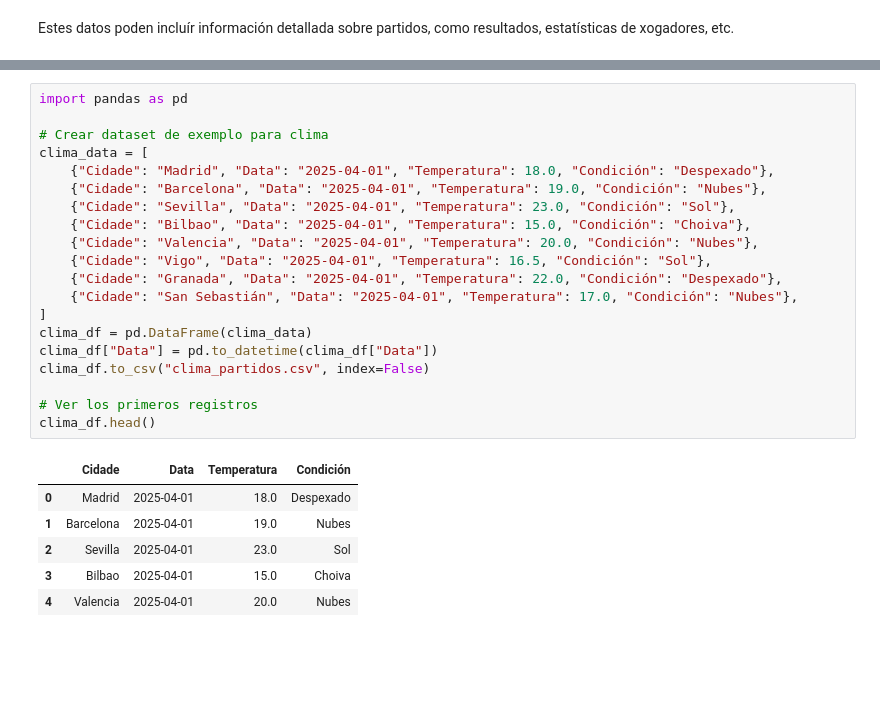
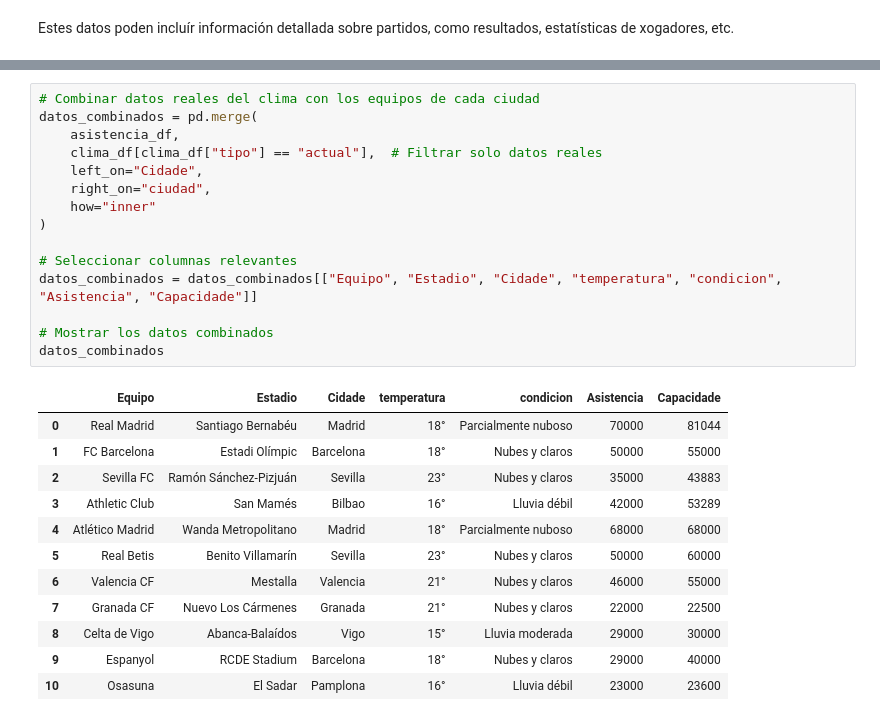
Before and after one commit to ConstantinMadalin/Tareas-y-Ejercicios-de-Clase, a Jupyter notebook: SBD/Clase de Profesor Victor/Proyecto Futbol/Proyecto.ipynb, the cells around one changed output, grey strips where cells are left out. Saved outputs shown, nothing was run; the diff lists cells and outputs as text; blank space fills up the shorter version.

```diff
--- a/SBD/Clase de Profesor Victor/Proyecto Futbol/Proyecto.ipynb
+++ b/SBD/Clase de Profesor Victor/Proyecto Futbol/Proyecto.ipynb
@@ -185,27 +269,28 @@ asistencia_df
-# %%
-import pandas as pd
-
-# Crear dataset de exemplo para clima
-clima_data = [
-    {"Cidade": "Madrid", "Data": "2025-04-01", "Temperatura": 18.0, "Condición": "Despexado"},
-    {"Cidade": "Barcelona", "Data": "2025-04-01", "Temperatura": 19.0, "Condición": "Nubes"},
-    {"Cidade": "Sevilla", "Data": "2025-04-01", "Temperatura": 23.0, "Condición": "Sol"},
-    {"Cidade": "Bilbao", "Data": "2025-04-01", "Temperatura": 15.0, "Condición": "Choiva"},
-    {"Cidade": "Valencia", "Data": "2025-04-01", "Temperatura": 20.0, "Condición": "Nubes"},
-    {"Cidade": "Vigo", "Data": "2025-04-01", "Temperatura": 16.5, "Condición": "Sol"},
-    {"Cidade": "Granada", "Data": "2025-04-01", "Temperatura": 22.0, "Condición": "Despexado"},
-    {"Cidade": "San Sebastián", "Data": "2025-04-01", "Temperatura": 17.0, "Condición": "Nubes"},
-]
-clima_df = pd.DataFrame(clima_data)
-clima_df["Data"] = pd.to_datetime(clima_df["Data"])
-clima_df.to_csv("clima_partidos.csv", index=False)
-
-# Ver los primeros registros
-clima_df.head()
-# %% [output]
-|  | Cidade | Data | Temperatura | Condición |
-| 0 | Madrid | 2025-04-01 | 18.0 | Despexado |
-| 1 | Barcelona | 2025-04-01 | 19.0 | Nubes |
-| 2 | Sevilla | 2025-04-01 | 23.0 | Sol |
-| 3 | Bilbao | 2025-04-01 | 15.0 | Choiva |
-| 4 | Valencia | 2025-04-01 | 20.0 | Nubes |
+# %%
+# Combinar datos reales del clima con los equipos de cada ciudad
+datos_combinados = pd.merge(
+    asistencia_df,
+    clima_df[clima_df["tipo"] == "actual"],  # Filtrar solo datos reales
+    left_on="Cidade",
+    right_on="ciudad",
+    how="inner"
+)
+
+# Seleccionar columnas relevantes
+datos_combinados = datos_combinados[["Equipo", "Estadio", "Cidade", "temperatura", "condicion", "Asistencia", "Capacidade"]]
+
+# Mostrar los datos combinados
+datos_combinados
+# %% [output]
+|  | Equipo | Estadio | Cidade | temperatura | condicion | Asistencia | Capacidade |
+| 0 | Real Madrid | Santiago Bernabéu | Madrid | 18° | Parcialmente nuboso | 70000 | 81044 |
+| 1 | FC Barcelona | Estadi Olímpic | Barcelona | 18° | Nubes y claros | 50000 | 55000 |
+| 2 | Sevilla FC | Ramón Sánchez-Pizjuán | Sevilla | 23° | Nubes y claros | 35000 | 43883 |
+| 3 | Athletic Club | San Mamés | Bilbao | 16° | Lluvia débil | 42000 | 53289 |
+| 4 | Atlético Madrid | Wanda Metropolitano | Madrid | 18° | Parcialmente nuboso | 68000 | 68000 |
+| 5 | Real Betis | Benito Villamarín | Sevilla | 23° | Nubes y claros | 50000 | 60000 |
+| 6 | Valencia CF | Mestalla | Valencia | 21° | Nubes y claros | 46000 | 55000 |
+| 7 | Granada CF | Nuevo Los Cármenes | Granada | 21° | Nubes y claros | 22000 | 22500 |
+| 8 | Celta de Vigo | Abanca-Balaídos | Vigo | 15° | Lluvia moderada | 29000 | 30000 |
+| 9 | Espanyol | RCDE Stadium | Barcelona | 18° | Nubes y claros | 29000 | 40000 |
+| 10 | Osasuna | El Sadar | Pamplona | 16° | Lluvia débil | 23000 | 23600 |
```
Also changed, not shown: parts of 9 cells of this notebook, 5 other files.
